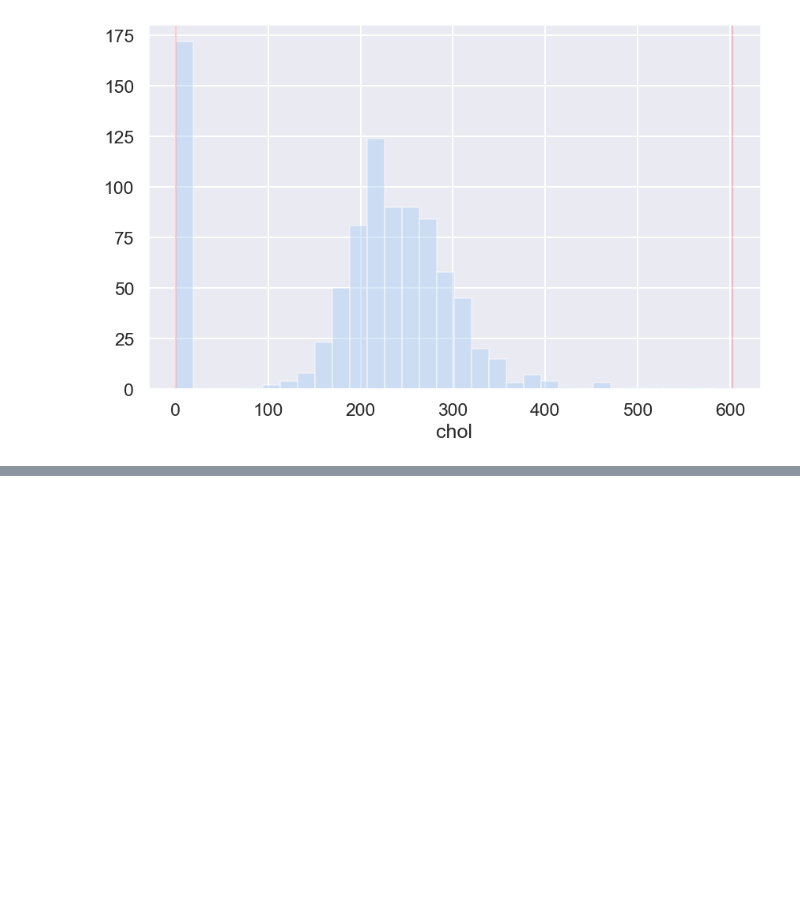
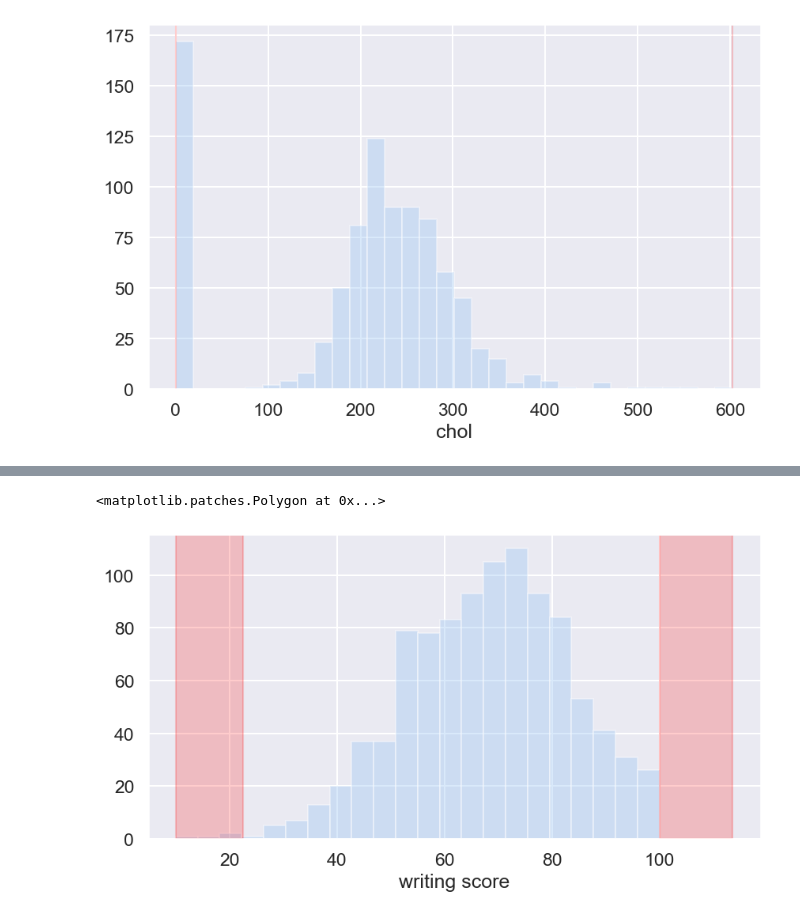
Before and after one commit to sulaiman-shamasna/Anomaly-Detection-Techniques, a Jupyter notebook: anomaly_detection.ipynb, the cells around one changed output, grey strips where cells are left out. Saved outputs shown, nothing was run; the diff lists cells and outputs as text; code cells hidden in the pictures; blank space fills up the shorter version.

```diff
--- a/anomaly_detection.ipynb
+++ b/anomaly_detection.ipynb
@@ -104,0 +252,8 @@ df_new = df_1[(df_1['chol'] < upper) | (df_1['chol'] > lower)]
+# %%
+plt.figure(figsize = (10,5))
+sns.distplot(df_2['writing score'], kde=False)
+plt.axvspan(xmin = lower,xmax= df_2['writing score'].min(),alpha=0.2, color='red')
+plt.axvspan(xmin = upper,xmax= df_2['writing score'].max(),alpha=0.2, color='red')
+# %% [output]
+<matplotlib.patches.Polygon at 0x...>
+[figure, added]
```
Also changed, not shown: parts of 22 cells of this notebook.
